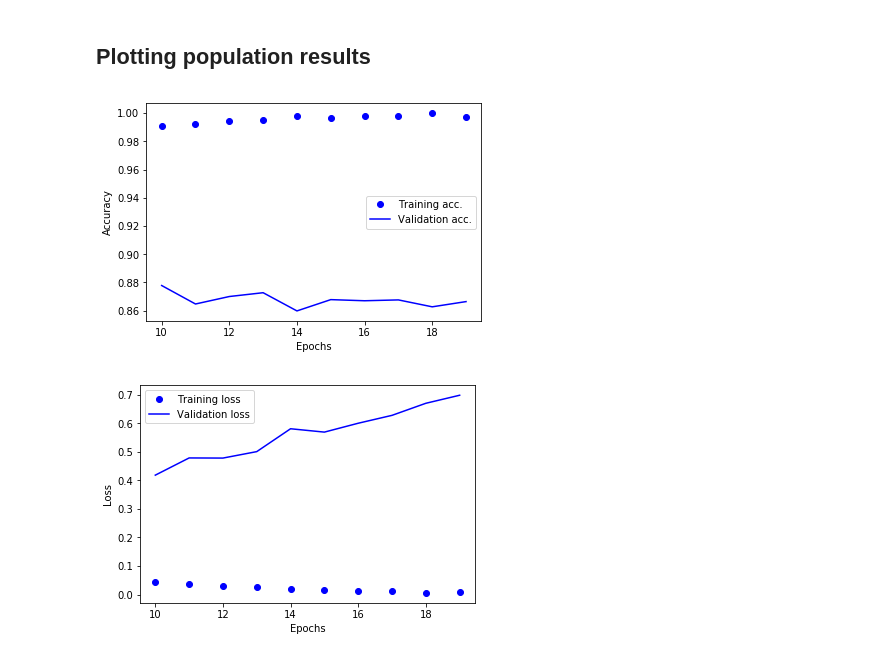
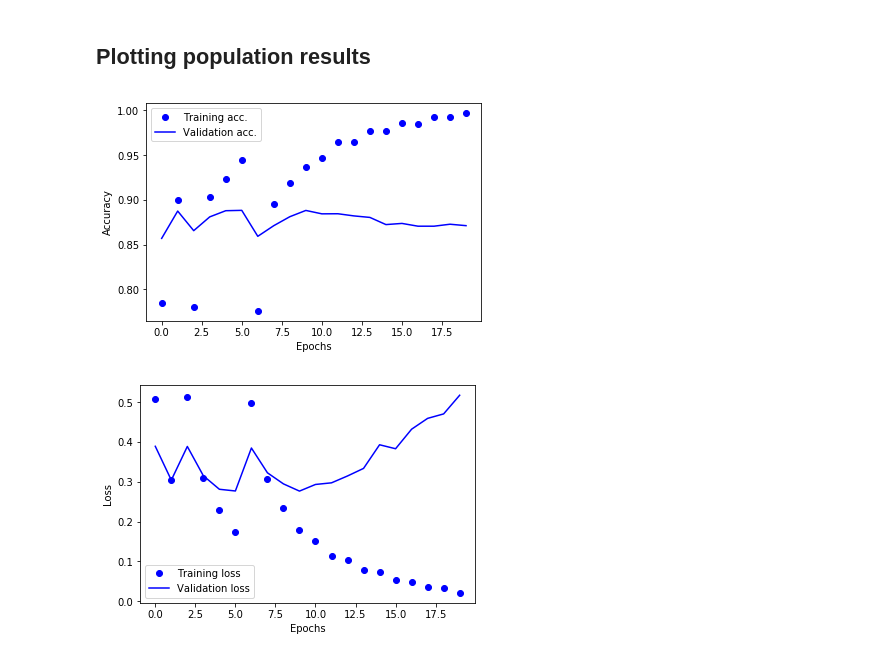
Before and after one commit to dylan-stark/pybt, a Jupyter notebook: notebooks/imdb.ipynb, the cells around one changed output. Saved outputs shown, nothing was run; the diff lists cells and outputs as text; code cells hidden in the pictures.

```diff
--- a/notebooks/imdb.ipynb
+++ b/notebooks/imdb.ipynb
@@ -66,14 +57,18 @@ model.compile(optimizer=RMSprop(lr=0.001),
               loss=binary_crossentropy,
               metrics=['accuracy'])
 # %%
-# Create a population with this model and train for 2 steps
-t = Trainer(model=model,
+# Create a population with this model and train for 10 steps
+m = KerasModelWrapper(model, optimizer=RMSprop(lr=0.001),
+                      loss=binary_crossentropy,
+                      metrics=['accuracy'])
+t = Trainer(model=m,
     stopping_criteria=StopAfter(epochs=20),
-    step_args = {'epochs_per_step': 10,
-                 'fit_args': {
-                     'x': partial_x_train, 'y': partial_y_train,
-                     'validation_data': (x_val, y_val),
-                     'batch_size': 512}},
-    eval_args = {'x': x_val, 'y': y_val})
-model = t.train()
+    ready_strategy=ReadyAfter(4),
+    step_args={'epochs_per_step': 2,
+               'fit_args': {
+                   'x': partial_x_train, 'y': partial_y_train,
+                   'validation_data': (x_val, y_val),
+                   'batch_size': 512}},
+    eval_args={'x': x_val, 'y': y_val})
+model, score = t.train()
 # %% [output]
@@ -99,23 +94,31 @@ Epoch 5/10
 # %%
 import matplotlib.pyplot as plt
 
 last_member = t.observations()[-1]
 obs = last_member['observations'][-1]
 
-plt.plot(obs['epochs'], obs['acc'], 'bo', label='Training acc.')
-plt.plot(obs['epochs'], obs['val_acc'], 'b', label='Validation acc.')
+epochs, acc, loss, val_acc, val_loss = ([], [], [], [], [])
+for x in last_member['observations']:
+    epochs.extend(x['epochs'])
+    acc.extend(x['acc'])
+    loss.extend(x['loss'])
+    val_acc.extend(x['val_acc'])
+    val_loss.extend(x['val_loss'])
+
+plt.plot(epochs, acc, 'bo', label='Training acc.')
+plt.plot(epochs, val_acc, 'b', label='Validation acc.')
 plt.xlabel('Epochs')
 plt.ylabel('Accuracy')
 plt.legend()
 plt.show()
 # %% [output]
-[figure, old version]
+[figure, new version]
 # %%
-plt.plot(obs['epochs'], obs['loss'], 'bo', label='Training loss')
-plt.plot(obs['epochs'], obs['val_loss'], 'b', label='Validation loss')
+plt.plot(epochs, loss, 'bo', label='Training loss')
+plt.plot(epochs, val_loss, 'b', label='Validation loss')
 plt.xlabel('Epochs')
 plt.ylabel('Loss')
 plt.legend()
 plt.show()
 # %% [output]
-[figure, old version]
+[figure, new version]
```
Also changed, not shown: parts of 3 cells of this notebook.
